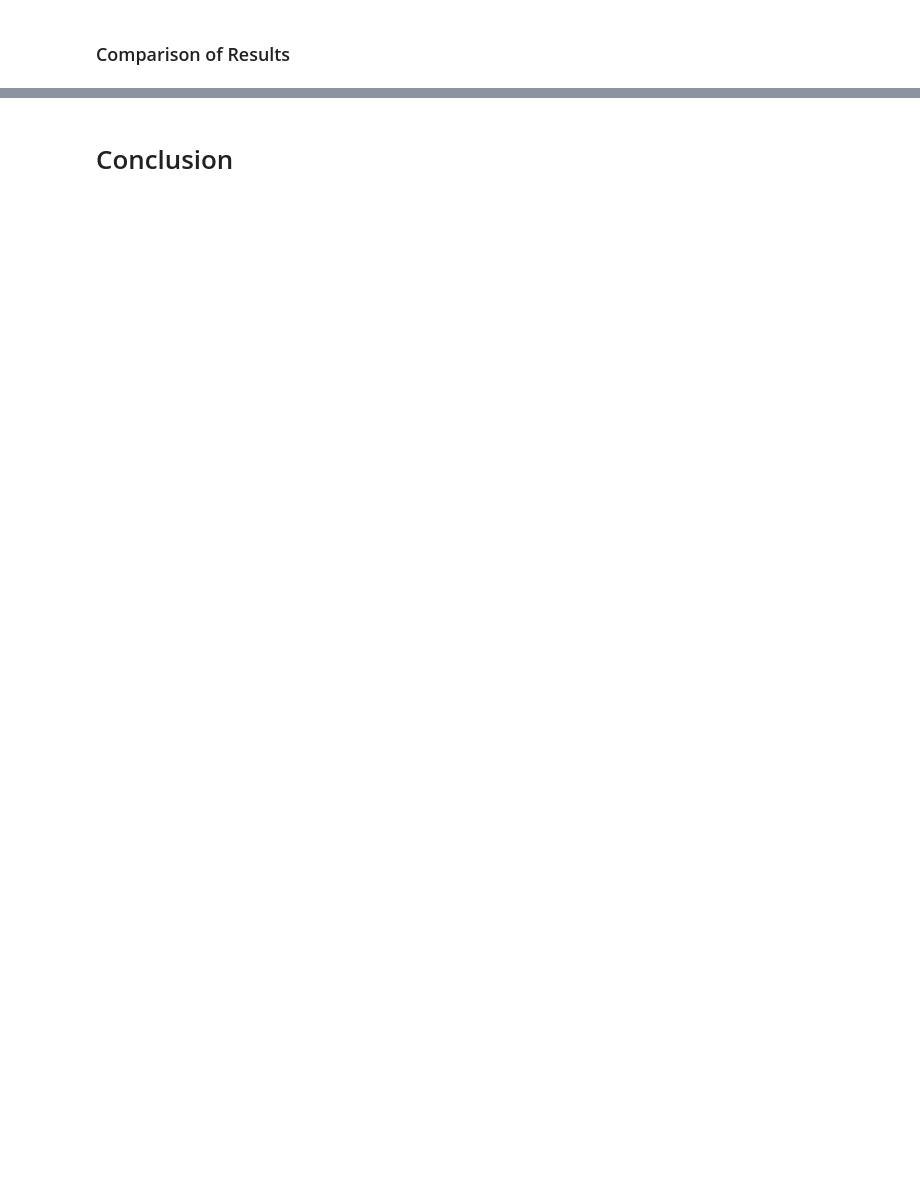
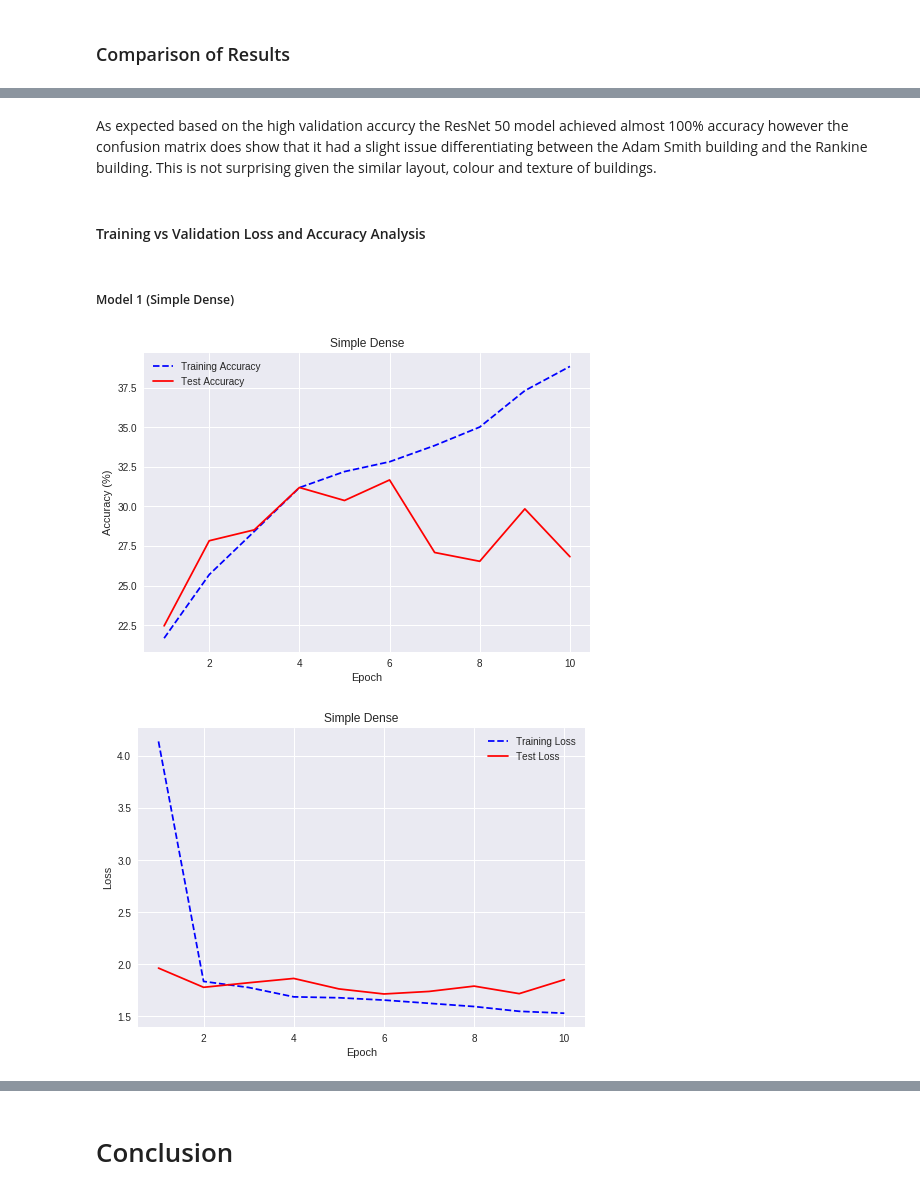
Before and after one commit to Andrew-Mackay/building_classifier, a Jupyter notebook: notebooks/AX-2019.ipynb, the cells around one changed output, grey strips where cells are left out. Cells and saved outputs as stored; diff of their text form; code cells hidden in the pictures; blank space fills up the shorter version.

```diff
--- a/notebooks/AX-2019.ipynb
+++ b/notebooks/AX-2019.ipynb
@@ -785,8 +792,11 @@ SAVE_RESULTS_MODEL_2 = False
 RUN_MODEL_3 = False
 SAVE_RESULTS_MODEL_3 = False
 
-RUN_MODEL_3_dropout = True
-SAVE_RESULTS_MODEL_3_dropout = True
+RUN_MODEL_3_dropout = False
+SAVE_RESULTS_MODEL_3_dropout = False
+
+RUN_MODEL_3_dropout_aggressive = False
+SAVE_RESULTS_MODEL_3_dropout_aggressive = False
 # %%
 epochs = 10
 batch_size = 64
@@ -1094,0 +1127,12 @@ def split_data_by_day(data, validation_day):
+# %% [markdown]
+As expected based on the high validation accurcy the ResNet 50 model achieved almost 100% accuracy however the confusion matrix does show that it had a slight issue differentiating between the Adam Smith building and the Rankine building. This is not surprising given the similar layout, colour and texture of buildings.
+# %% [markdown]
+#### Training vs Validation Loss and Accuracy Analysis
+# %% [markdown]
+##### Model 1 (Simple Dense)
+# %%
+plot_accuracy(model_1_results["history"], "Simple Dense")
+plot_loss(model_1_results["history"], "Simple Dense")
+# %% [output]
+[figure, added]
+[figure, added]
```
Also changed, not shown: parts of 151 cells of this notebook, 12 other files.
